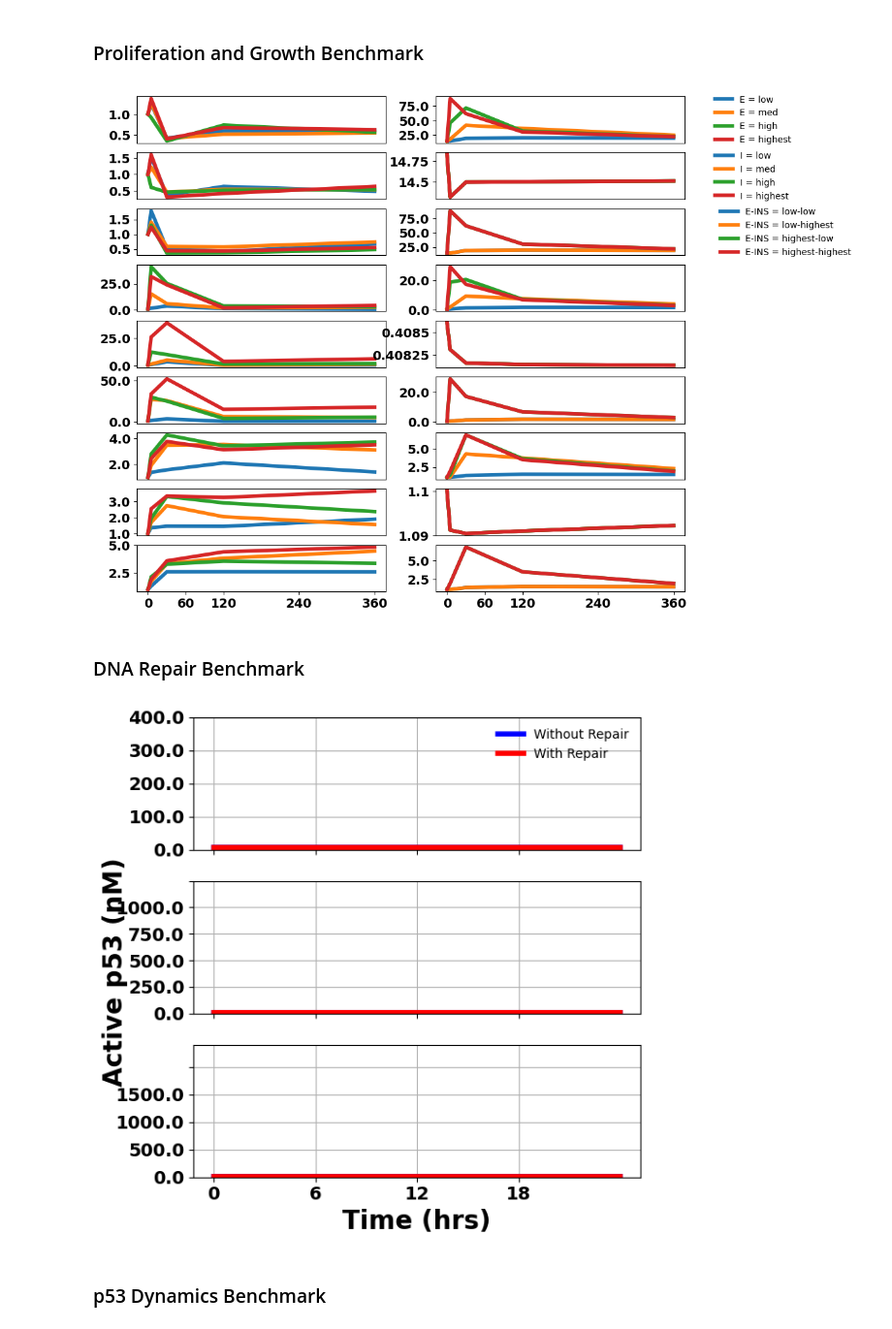
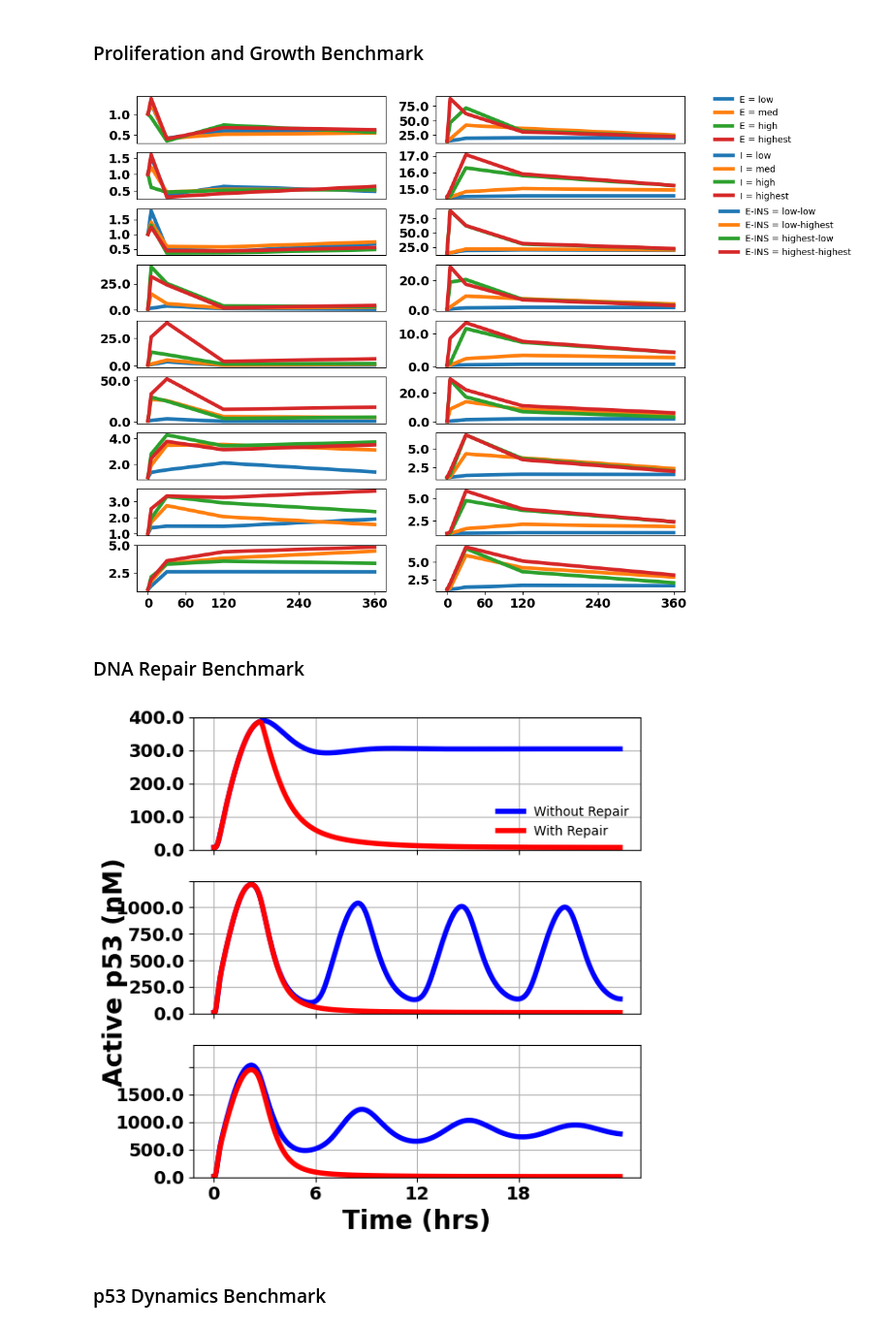
Before and after one commit to JonahRileyHuggins/SPARCED, a Jupyter notebook: SPARCED/src/validation/visualization/benchmark evaluation notebook.ipynb, the cells around one changed output. Shown at 97% size. Cells and saved outputs as stored; diff of their text form; code cells hidden in the pictures.

```diff
--- a/SPARCED/src/validation/visualization/benchmark evaluation notebook.ipynb
+++ b/SPARCED/src/validation/visualization/benchmark evaluation notebook.ipynb
@@ -31,34 +36,35 @@ DATE_CONST = input('Enter the date of the simulation (YYYY-MM-DD): ')
 # %% [markdown]
 ### Stochastic Expression Benchmark
 # %%
-with open(f'stochastic-expression/results/{DATE_CONST}.pkl', 'rb') as f:
+data_name = get_data_title()
+with open(f'stochastic-expression/results/{data_name}.pkl', 'rb') as f:
     data = pickle.load(f)
 
     fig, ax = plt.subplots(4, 1, figsize=(5, 7))
 
     benchmark1_key = [key for key in data.keys()][0]
 
-    ax[0].plot(data[benchmark1_key]['time']/3600.0,
-            data[benchmark1_key]['simulation MAPK1ac'],'b',linewidth=4)
+    ax[0].plot(data[benchmark1_key]['MAPK1ac']['time']/3600.0,
+            data[benchmark1_key]['MAPK1ac']['simulation'],'b',linewidth=4)
 
     ax[0].grid(True)
     ax[0].set_xlim(0, 24)
     ax[0].set_xticks([])
     ax[0].set_yticklabels(ax[0].get_yticks(), fontsize=16, weight='bold')
 
-    ax[1].plot(data[benchmark1_key]['time']/3600.0,
-                data[benchmark1_key]['simulation MAPK3ac'],'r',linewidth=4)
+    ax[1].plot(data[benchmark1_key]['MAPK3ac']['time']/3600.0,
+                data[benchmark1_key]['MAPK3ac']['simulation'],'r',linewidth=4)
     ax[1].grid(True)
     ax[1].set_xlim(0, 24)
     ax[1].set_xticks([])
     ax[1].set_yticklabels(ax[0].get_yticks(), fontsize=16, weight='bold')
 
-    mRNA_MAPK1_2mpc = (data[benchmark1_key]['simulation MAPK1_mRNA']*
+    mRNA_MAPK1_2mpc = (data[benchmark1_key]['MAPK1_mRNA']['simulation']*
                        (1/(1.0E9/(5.2500E-12*6.023E+23))))
-    mRNA_MAPK3_2mpc = (data[benchmark1_key]['simulation MAPK3_mRNA']*
+    mRNA_MAPK3_2mpc = (data[benchmark1_key]['MAPK3_mRNA']['simulation']*
                        (1/(1.0E9/(5.2500E-12*6.023E+23))))
 
-    ax[2].plot(data[benchmark1_key]['time']/3600.0,
+    ax[2].plot(data[benchmark1_key]['MAPK1_mRNA']['time']/3600.0,
                mRNA_MAPK1_2mpc,'b',linewidth=4)
     ax[2].grid(True)
     ax[2].set_xlim(0, 24)
@@ -69,11 +75,11 @@ with open(f'stochastic-expression/results/{DATE_CONST}.pkl', 'rb') as f:
     ax[2].yaxis.get_offset_text().set_fontsize(24)
     ax[2].yaxis.get_offset_text().set_weight('bold')
     # ax[2].ticklabel_format(style='sci', scilimits=(1, 1))
-    ax[2].plot(data[benchmark1_key]['time']/3600.0,mRNA_MAPK3_2mpc,
+    ax[2].plot(data[benchmark1_key]['MAPK3_mRNA']['time']/3600.0,mRNA_MAPK3_2mpc,
                'r',linewidth=4)
 
-    ax[3].plot(data[benchmark1_key]['time']/3600.0,
-            data[benchmark1_key]['simulation ERK_total'],'k',linewidth=4,
+    ax[3].plot(data[benchmark1_key]['ERK_total']['time']/3600.0,
+            data[benchmark1_key]['ERK_total']['simulation'],'k',linewidth=4,
             color = 'purple')
 
     ax[3].set_xlabel('Time (hrs)')
@@ -93,7 +97,8 @@ with open(f'stochastic-expression/results/{DATE_CONST}.pkl', 'rb') as f:
 # %% [markdown]
 ### Receptor-Ligand Cooperativity Benchmark
 # %%
-with open(f'receptor-ligand_cooperativity/results/{DATE_CONST}.pkl', 'rb') as f:
+data_name = get_data_title()
+with open(f'receptor-ligand_cooperativity/results/{data_name}.pkl', 'rb') as f:
     data = pickle.load(f)
 
 
@@ -240,7 +245,8 @@ plt.savefig('receptor-ligand-cooperativity.png')
 # %% [markdown]
 ### Proliferation and Growth Benchmark
 # %%
-with open(f'proliferation-growth/results/{DATE_CONST}.pkl', 'rb') as f:
+data_name = get_data_title()
+with open(f'proliferation-growth/results/{data_name}.pkl', 'rb') as f:
     data = pickle.load(f)
 
 conditions = []
@@ -380,11 +386,12 @@ axs[2,1].legend(['E-INS = low-low','E-INS = low-highest','E-INS = highest-low','
 
 fig.savefig('proliferation-growth.png', bbox_inches='tight', dpi=300)
 # %% [output]
-[figure, old version]
+[figure, new version]
 # %% [markdown]
 ### DNA Repair Benchmark
 # %%
-with open (f'DNA-repair/results/{DATE_CONST}.pkl', 'rb') as f:
+data_name = get_data_title()
+with open (f'DNA-repair/results/{data_name}.pkl', 'rb') as f:
     data = pickle.load(f)
 
 conds = []
@@ -395,40 +402,40 @@ for key in data.keys():
 fig, axs = plt.subplots(3, 1, figsize=(6, 6), sharex=True)
 
 # Plot single stranded break results
-axs[0].plot(data[conds[0]]['time']/3600, data[conds[0]]['simulation p53_active'], label='Without Repair', color='blue', linewidth=4)
-axs[0].plot(data[conds[1]]['time']/3600, data[conds[1]]['simulation p53_active'], label='With Repair', color='red', linewidth=4)
+axs[0].plot(data[conds[0]]['p53_active']['time']/3600, data[conds[0]]['p53_active']['simulation'], label='Without Repair', color='blue', linewidth=4)
+axs[0].plot(data[conds[1]]['p53_active']['time']/3600, data[conds[1]]['p53_active']['simulation'], label='With Repair', color='red', linewidth=4)
 axs[0].grid(True)
 axs[0].set_ylim(0, 400)
 axs[0].set_yticklabels(axs[0].get_yticks(), weight='bold', fontsize=14)
 axs[0].set_xticks(np.arange(0, 24, step=6))
 axs[0].legend(frameon=False)
 
 # Plot double stranded break results
-axs[1].plot(data[conds[2]]['time']/3600, data[conds[2]]['simulation p53_active'], label='Without Repair', color='blue', linewidth=4)
-axs[1].plot(data[conds[3]]['time']/3600, data[conds[3]]['simulation p53_active'], label='With Repair', color='red', linewidth=4)
+axs[1].plot(data[conds[2]]['p53_active']['time']/3600, data[conds[2]]['p53_active']['simulation'], label='Without Repair', color='blue', linewidth=4)
+axs[1].plot(data[conds[3]]['p53_active']['time']/3600, data[conds[3]]['p53_active']['simulation'], label='With Repair', color='red', linewidth=4)
 axs[1].grid(True)
 axs[1].set_ylim(0, 1000)
 axs[1].set_yticklabels(axs[1].get_yticks(), weight='bold', fontsize=14)
 axs[1].set_xticks(np.arange(0, 24, step=6))
 
 # Plot single- and double-stranded break results
-axs[2].plot(data[conds[4]]['time']/3600, data[conds[4]]['simulation p53_active'], label='Without Repair', color='blue', linewidth=4)
-axs[2].plot(data[conds[5]]['time']/3600, data[conds[5]]['simulation p53_active'], label='With Repair', color='red', linewidth=4)
+axs[2].plot(data[conds[4]]['p53_active']['time']/3600, data[conds[4]]['p53_active']['simulation'], label='Without Repair', color='blue', linewidth=4)
+axs[2].plot(data[conds[5]]['p53_active']['time']/3600, data[conds[5]]['p53_active']['simulation'], label='With Repair', color='red', linewidth=4)
 axs[2].grid(True)
 axs[2].set_ylim(0, 1200)
 axs[2].set_yticklabels(axs[2].get_yticks(), weight='bold', fontsize=14)
 axs[2].set_xticklabels(axs[2].get_xticks(), weight='bold', fontsize=14)
 
 # Set the x-axis label
 axs[2].set_xlabel('Time (hrs)', weight='bold', fontsize=20)
 
 # Set the y-axis label
 fig.text(0.0, 0.5, 'Active p53 (nM)', va='center', rotation='vertical', weight='bold', fontsize=20)
 
 plt.tight_layout()
 fig.savefig('DNA-repair/results/{DATE_CONST}.png')
 # %% [output]
-[figure, old version]
+[figure, new version]
 # %% [markdown]
 ### p53 Dynamics Benchmark
 # %%
```
Also changed, not shown: parts of 23 cells of this notebook, 25 other files.
